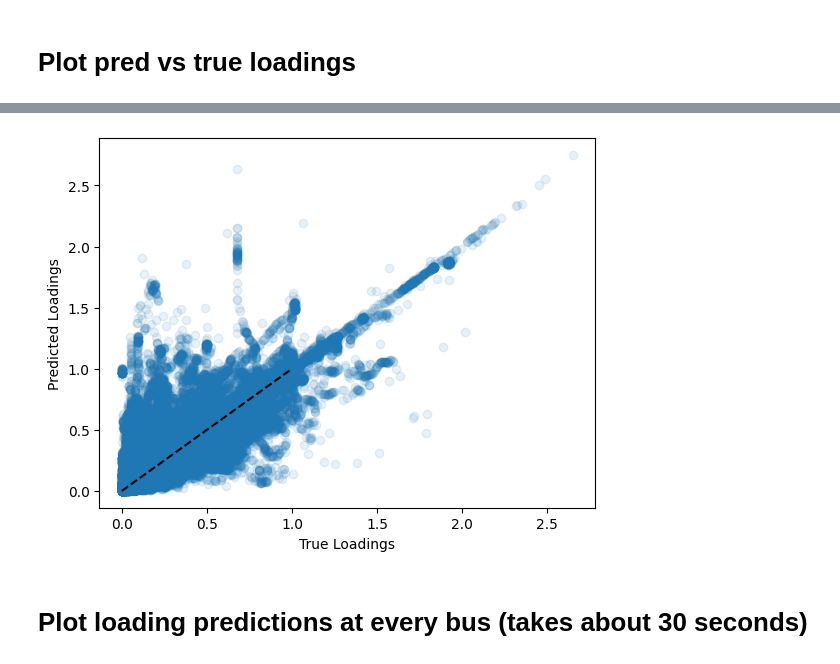
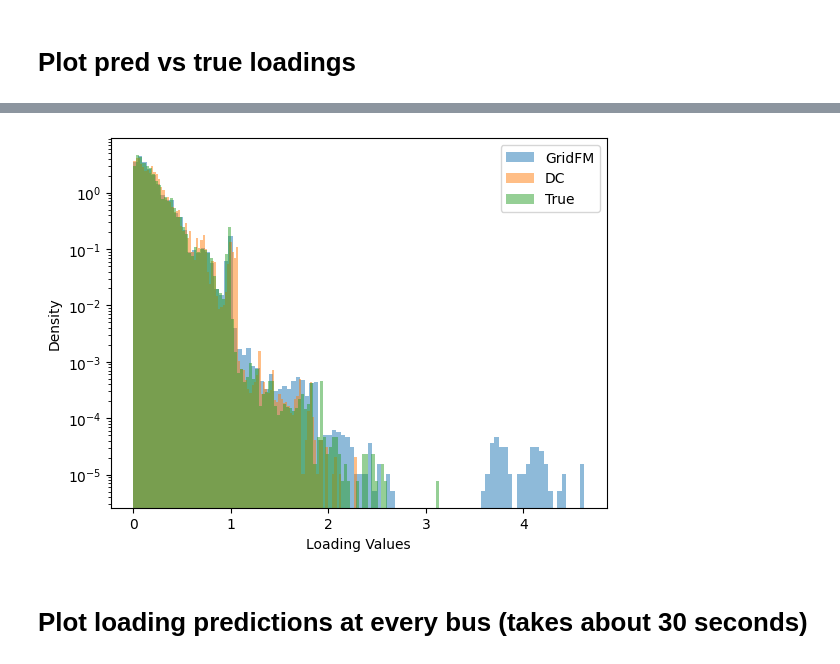
Before and after one commit to gridfm/gridfm-datakit, a Jupyter notebook: notebooks/post_processing.ipynb, the cells around one changed output, grey strips where cells are left out. Saved outputs shown, nothing was run; the diff lists cells and outputs as text; code cells hidden in the pictures.

```diff
--- a/notebooks/post_processing.ipynb
+++ b/notebooks/post_processing.ipynb
@@ -257,3 +325,17 @@ plt.show()
+# %%
+# Histograms of loadings
+plt.hist(loadings_pred[removed_lines==False], alpha=0.5, label="GridFM", density=True, bins=100)
+plt.hist(loadings_dc[removed_lines==False], alpha=0.5, label="DC", density=True, bins=100)
+plt.hist(loadings[removed_lines==False], alpha=0.5, label="True", density=True, bins=100)
+
+plt.xlabel("Loading Values")
+plt.ylabel("Density")
+plt.yscale("log")
+
+plt.legend()
+plt.show()
+# %% [output]
+[figure, added]
 # %%
 # create df from loadings
 loadings_df = pd.DataFrame(loadings)
@@ -261,13 +343,3 @@ loadings_df.columns = [f"branch_{i}" for i in range(loadings_df.shape[1])]
 
 loadings_pred_df = pd.DataFrame(loadings_pred)
 loadings_pred_df.columns = [f"branch_{i}" for i in range(loadings_pred_df.shape[1])]
-# %%
-# scatter plot of loadings and loadings_pred
-plt.scatter(loadings[removed_lines==False], loadings_pred[removed_lines==False], alpha=0.1)
-plt.xlabel("True Loadings")
-plt.ylabel("Predicted Loadings")
-# plot the line y=x
-plt.plot([0, 1], [0, 1], 'k--')
-plt.show()
-# %% [output]
-[figure, removed]
```
Also changed, not shown: parts of 28 cells of this notebook, 1 other file.
